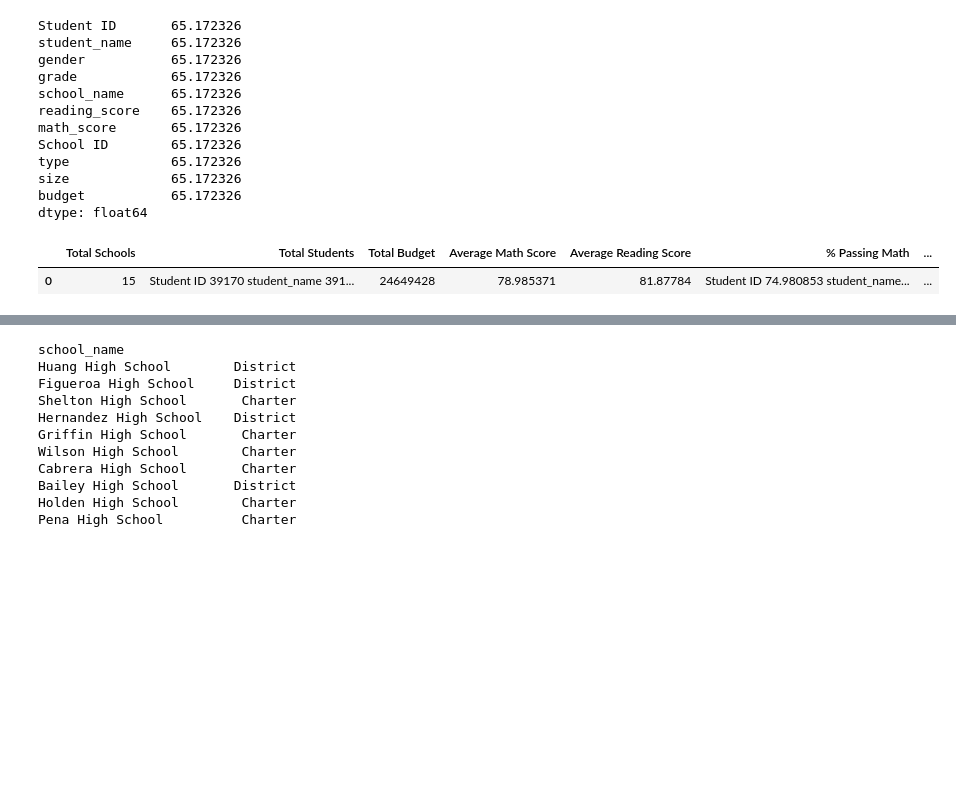
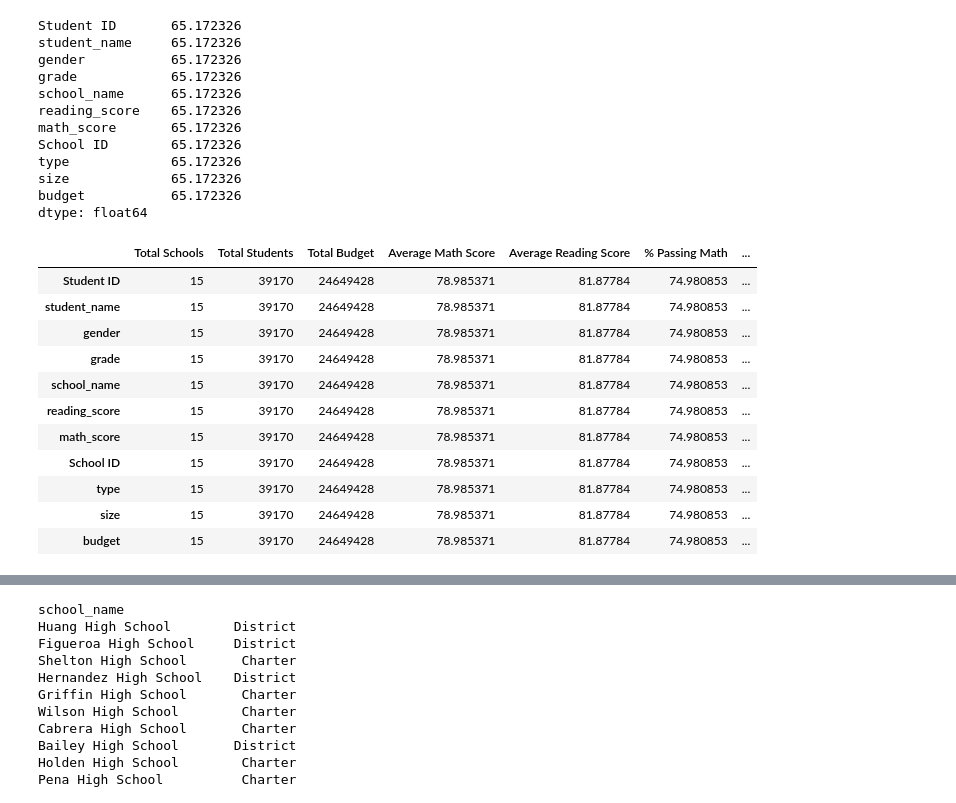
Before and after one commit to Kmhaas/Butler-Bootcamp-Challenge4-School_District_Analysis, a Jupyter notebook: PyCitySchools_Challenge_Testing.ipynb, the cells around one changed output, grey strips where cells are left out. Cells and saved outputs as stored; diff of their text form; code cells hidden in the pictures; blank space fills up the shorter version.

```diff
--- a/PyCitySchools.ipynb
+++ b/PyCitySchools_Challenge_Testing.ipynb
@@ -349,18 +349,28 @@ dtype: float64
 # %%
 # Adding a list of values with keys to create a new DataFrame.
 district_summary_df = pd.DataFrame(
-          [{"Total Schools": school_count,
+          {"Total Schools": school_count,
           "Total Students": student_count,
           "Total Budget": total_budget,
           "Average Math Score": average_math_score,
           "Average Reading Score": average_reading_score,
           "% Passing Math": passing_math_percentage,
          "% Passing Reading": passing_reading_percentage,
-        "% Overall Passing": overall_passing_percentage}])
+        "% Overall Passing": overall_passing_percentage})
 district_summary_df
 # %% [output]
 |  | Total Schools | Total Students | Total Budget | Average Math Score | Average Reading Score | % Passing Math | ... |
-| 0 | 15 | Student ID 39170 student_name 391... | 24649428 | 78.985371 | 81.87784 | Student ID 74.980853 student_name... | ... |
+| Student ID | 15 | 39170 | 24649428 | 78.985371 | 81.87784 | 74.980853 | ... |
+| student_name | 15 | 39170 | 24649428 | 78.985371 | 81.87784 | 74.980853 | ... |
+| gender | 15 | 39170 | 24649428 | 78.985371 | 81.87784 | 74.980853 | ... |
+| grade | 15 | 39170 | 24649428 | 78.985371 | 81.87784 | 74.980853 | ... |
+| school_name | 15 | 39170 | 24649428 | 78.985371 | 81.87784 | 74.980853 | ... |
+| reading_score | 15 | 39170 | 24649428 | 78.985371 | 81.87784 | 74.980853 | ... |
+| math_score | 15 | 39170 | 24649428 | 78.985371 | 81.87784 | 74.980853 | ... |
+| School ID | 15 | 39170 | 24649428 | 78.985371 | 81.87784 | 74.980853 | ... |
+| type | 15 | 39170 | 24649428 | 78.985371 | 81.87784 | 74.980853 | ... |
+| size | 15 | 39170 | 24649428 | 78.985371 | 81.87784 | 74.980853 | ... |
+| budget | 15 | 39170 | 24649428 | 78.985371 | 81.87784 | 74.980853 | ... |
 # %%
 # Format the "Total Students" to have the comma for a thousands separator.
 district_summary_df["Total Students"] = district_summary_df["Total Students"].map("{: ,}".format)
```
Also changed, not shown: parts of 6 cells of this notebook, 1 other file.
